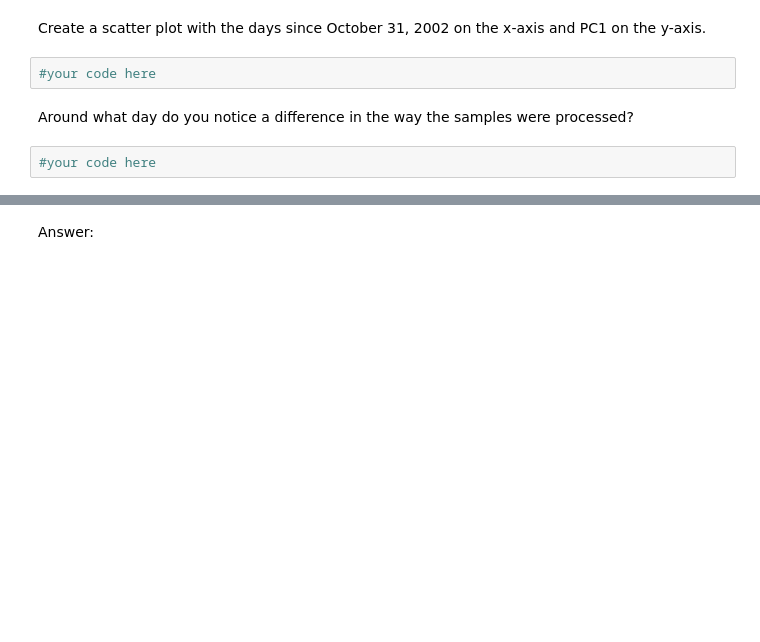
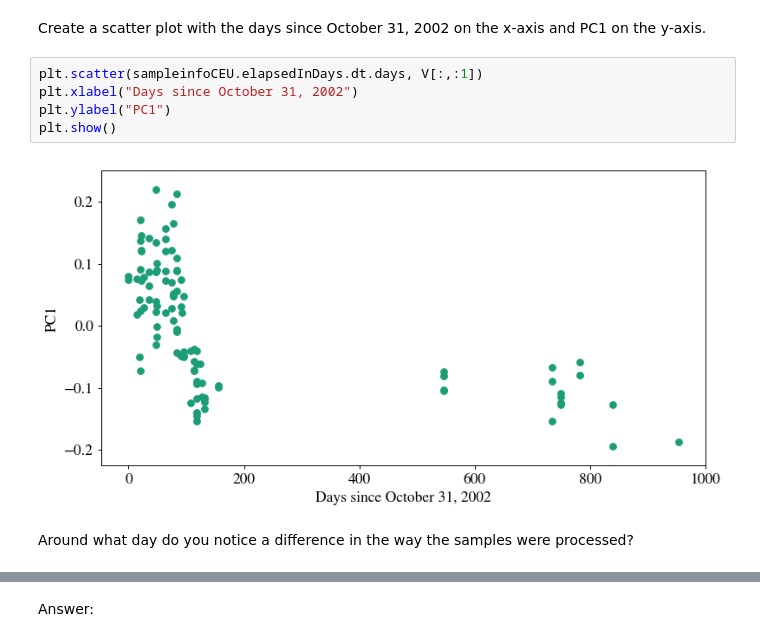
Before and after one commit to ademyanchuk/2014, a Jupyter notebook: homework/HW2.ipynb, the cells around one changed output, grey strips where cells are left out. Saved outputs shown, nothing was run; the diff lists cells and outputs as text; blank space fills up the shorter version.

```diff
--- a/homework/HW2.ipynb
+++ b/homework/HW2.ipynb
@@ -218,8 +288,11 @@ Create a histogram using the values from PC1.  Use a bin size of 25.
 # %% [markdown]
 Create a scatter plot with the days since October 31, 2002 on the x-axis and PC1 on the y-axis.
-# %%
-#your code here
+# %%
+plt.scatter(sampleinfoCEU.elapsedInDays.dt.days, V[:,:1])
+plt.xlabel("Days since October 31, 2002")
+plt.ylabel("PC1")
+plt.show()
+# %% [output]
+[figure, added]
 # %% [markdown]
 Around what day do you notice a difference in the way the samples were processed?
-# %%
-#your code here
```
Also changed, not shown: parts of 45 cells of this notebook, 2 other files.
